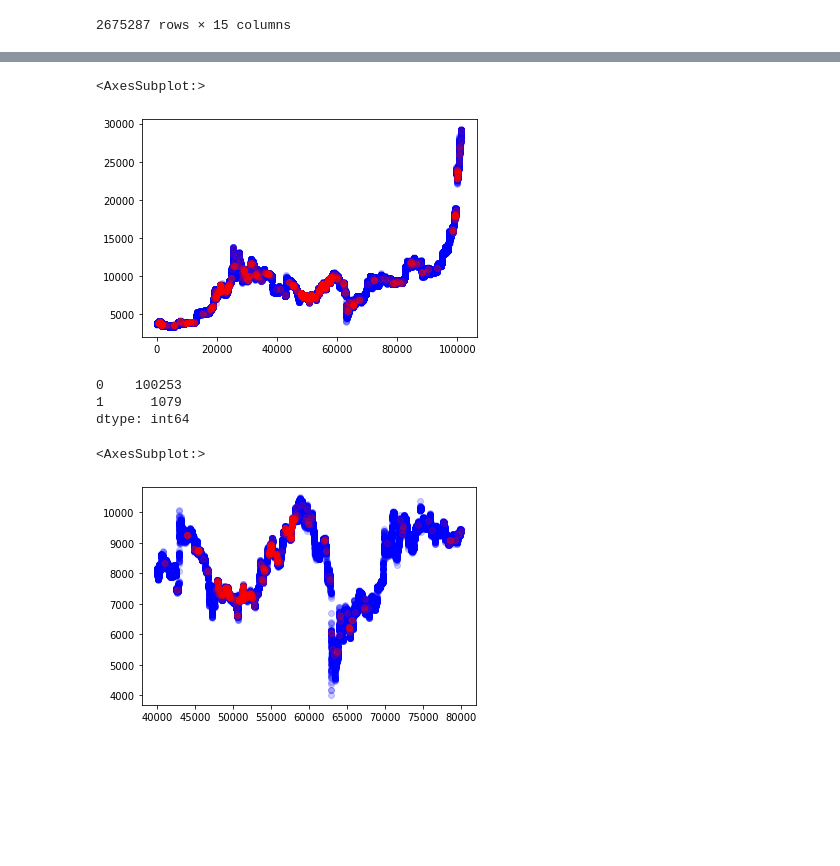
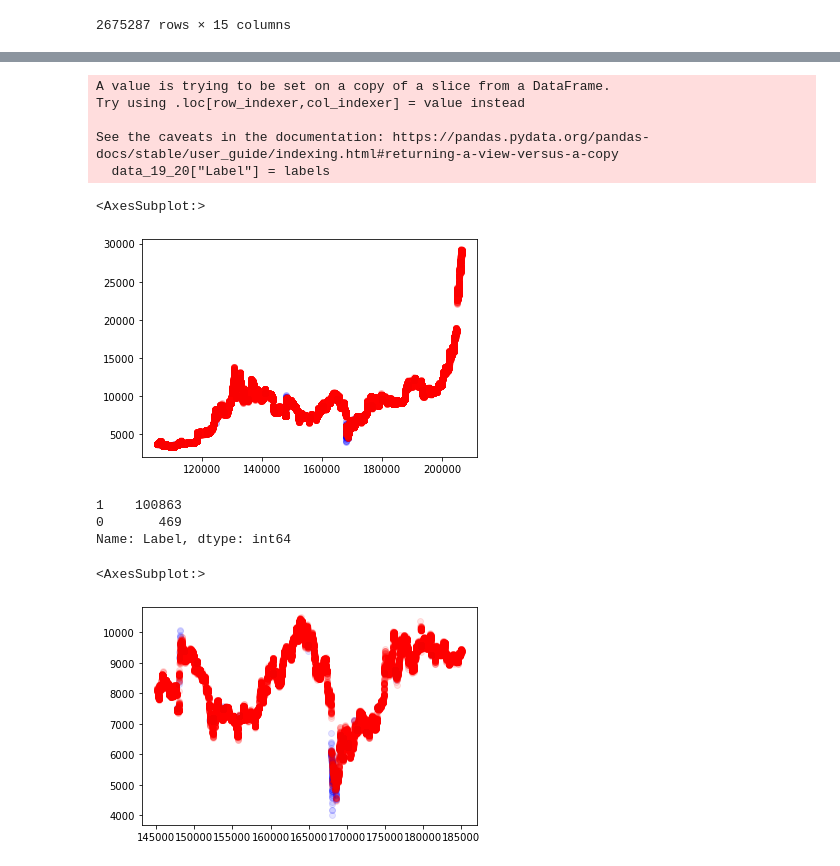
Before and after one commit to Alexis-Fauxbaton/Financial-Predictions, a Jupyter notebook: test.ipynb, the cells around one changed output, grey strips where cells are left out. Cells and saved outputs as stored; diff of their text form; code cells hidden in the pictures; blank space fills up the shorter version.

```diff
--- a/test.ipynb
+++ b/test.ipynb
@@ -27,6 +27,7 @@ data
 # %%
 data["Variation STD"] = data["Variation"].rolling(30).std()
 data = data[[i%10 == 0 for i in range(len(data))]]
+data.reset_index(inplace=True, drop=True)
 data = data.dropna()
 # %%
 data
@@ -35,12 +48,12 @@ data
 # %%
 data_19_20 = data.loc[(data["Unix"] >= 1546300800) & (
-        data["Unix"] < 1609459200)].reset_index(drop=True)
+        data["Unix"] < 1609459200)]#.reset_index(drop=True)
 
-data_2021 = data.loc[data["Unix"] >= 1609459200].reset_index(drop=True)
+data_2021 = data.loc[data["Unix"] >= 1609459200]#.reset_index(drop=True)
 
 display(data_19_20)
 
-gm = GaussianMixture(2, random_state=random.randint(1,1000), init_params="k-means++")
+gm = GaussianMixture(2, random_state=random.randint(1,1000), init_params="kmeans")
 #labels = gm.fit_predict(data_19_20.drop(["Unix", "Open", "High", "Low", "Close", "Date", "Symbol"], axis=1))
 #labels = gm.fit_predict(np.array(data_19_20["Variation STD"]).reshape(-1,1))
 labels = gm.fit_predict(np.array(data["Variation STD"]).reshape(-1,1))#[data_19_20.index]
@@ -72,22 +102,27 @@ data_19_20
 101332 rows × 16 columns
 # %%
-labels = labels[data_19_20.index]
+labels = data["Label"][data_19_20.index]
 data_19_20["Label"] = labels
 data_19_20["Close"][labels==0].plot(style='bo', alpha=0.2)
 data_19_20["Close"][labels==1].plot(style='ro', alpha=0.2)
 # %% [output]
-<AxesSubplot:>
+A value is trying to be set on a copy of a slice from a DataFrame.
+Try using .loc[row_indexer,col_indexer] = value instead
+
+See the caveats in the documentation: https://pandas.pydata.org/pandas-docs/stable/user_guide/indexing.html#returning-a-view-versus-a-copy
+  data_19_20["Label"] = labels
+<AxesSubplot:>
-[figure, old version]
+[figure, new version]
 # %%
 pd.Series(labels).value_counts()
 # %% [output]
-0    100253
-1      1079
-dtype: int64
+1    100863
+0       469
+Name: Label, dtype: int64
 # %%
 data_split = data_19_20[40000:80000]
-data_split["Close"][data_split["Label"]==0].plot(style='bo', alpha=0.2)
-data_split["Close"][data_split["Label"]==1].plot(style='ro', alpha=0.2)
+data_split["Close"][data_split["Label"]==0].plot(style='bo', alpha=0.1)
+data_split["Close"][data_split["Label"]==1].plot(style='ro', alpha=0.1)
 # %% [output]
 <AxesSubplot:>
-[figure, old version]
+[figure, new version]
```
Also changed, not shown: parts of 14 cells of this notebook, 1 other file.
